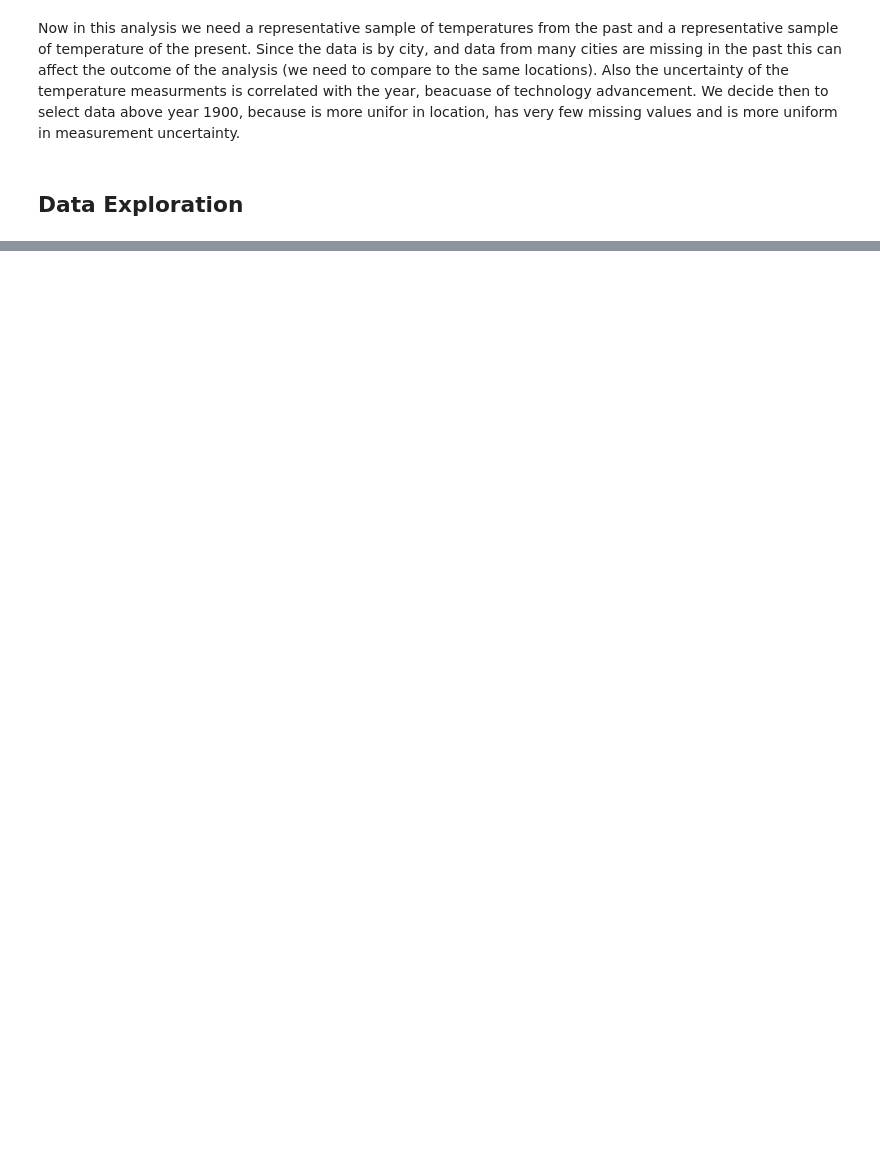
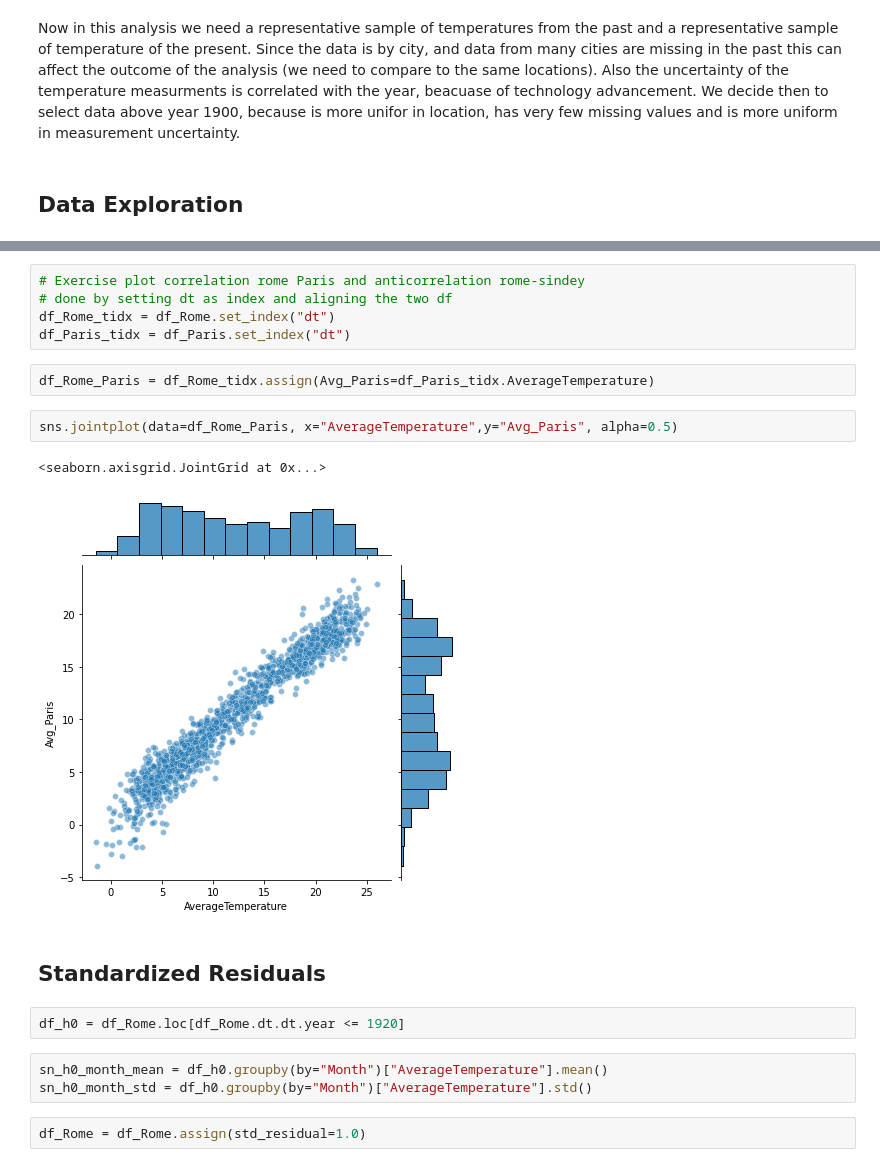
Before and after one commit to panManfredini/IBM_ML, a Jupyter notebook: 01_ReadingData/project_assignment_1.ipynb, the cells around one changed output, grey strips where cells are left out. Drawn from its saved outputs; the diff is of its cells as text; blank space fills up the shorter version.

Commit message:
almost done

```diff
--- a/01_ReadingData/project_assignment_1.ipynb
+++ b/01_ReadingData/project_assignment_1.ipynb
@@ -92 +105,22 @@ sns.boxplot(x="Year",y="AverageTemperature",data=s, ax=ax3, color="green", showf
+# %%
+# Exercise plot correlation rome Paris and anticorrelation rome-sindey
+# done by setting dt as index and aligning the two df
+df_Rome_tidx = df_Rome.set_index("dt")
+df_Paris_tidx = df_Paris.set_index("dt")
+# %%
+df_Rome_Paris = df_Rome_tidx.assign(Avg_Paris=df_Paris_tidx.AverageTemperature)
+# %%
+sns.jointplot(data=df_Rome_Paris, x="AverageTemperature",y="Avg_Paris", alpha=0.5)
+# %% [output]
+<seaborn.axisgrid.JointGrid at 0x...>
+[figure, added]
+# %% [markdown]
+## Standardized Residuals
+# %%
+df_h0 = df_Rome.loc[df_Rome.dt.dt.year <= 1920]
+# %%
+sn_h0_month_mean = df_h0.groupby(by="Month")["AverageTemperature"].mean()
+sn_h0_month_std = df_h0.groupby(by="Month")["AverageTemperature"].std()
+# %%
+df_Rome = df_Rome.assign(std_residual=1.0)
 # %%
```
Also changed, not shown: parts of 32 cells of this notebook.
